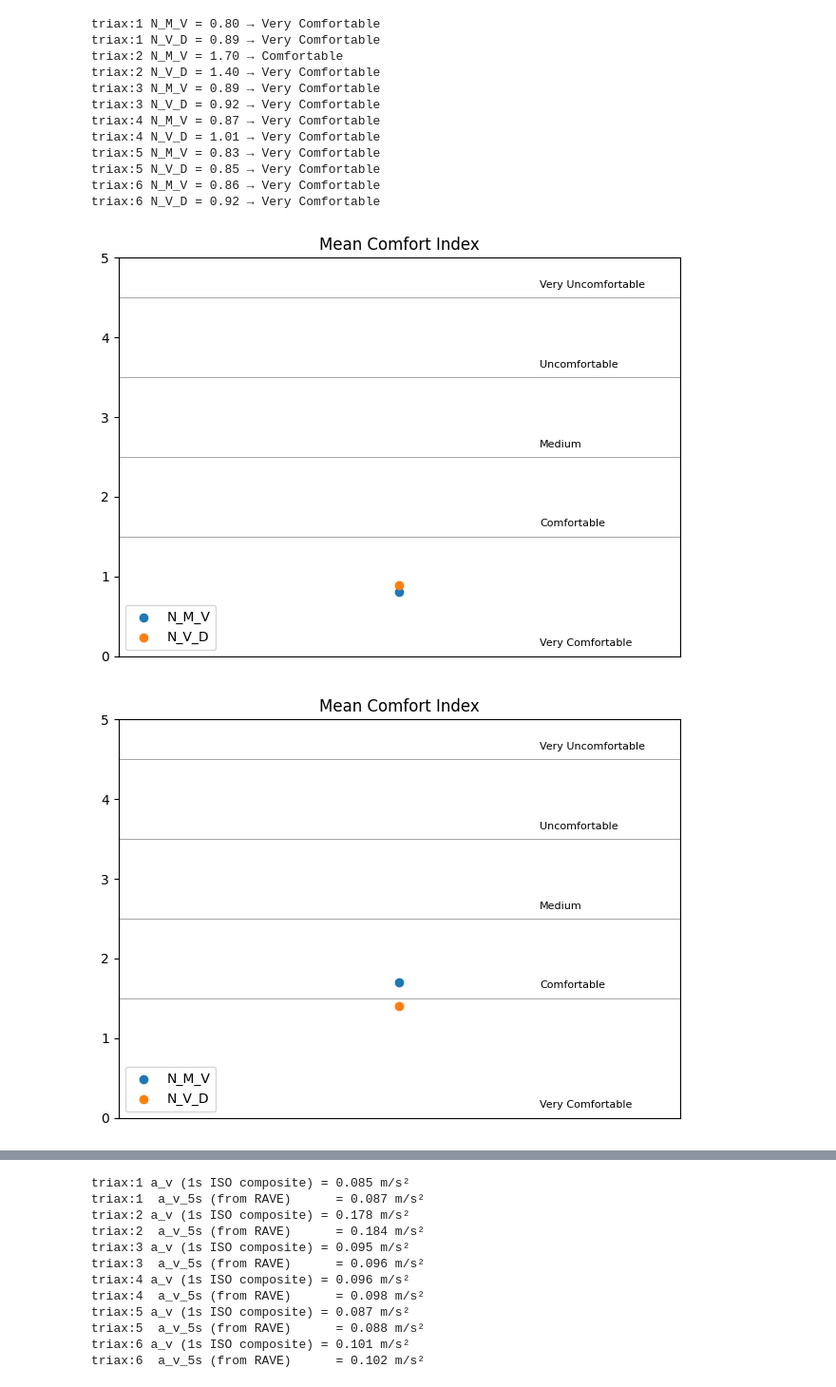
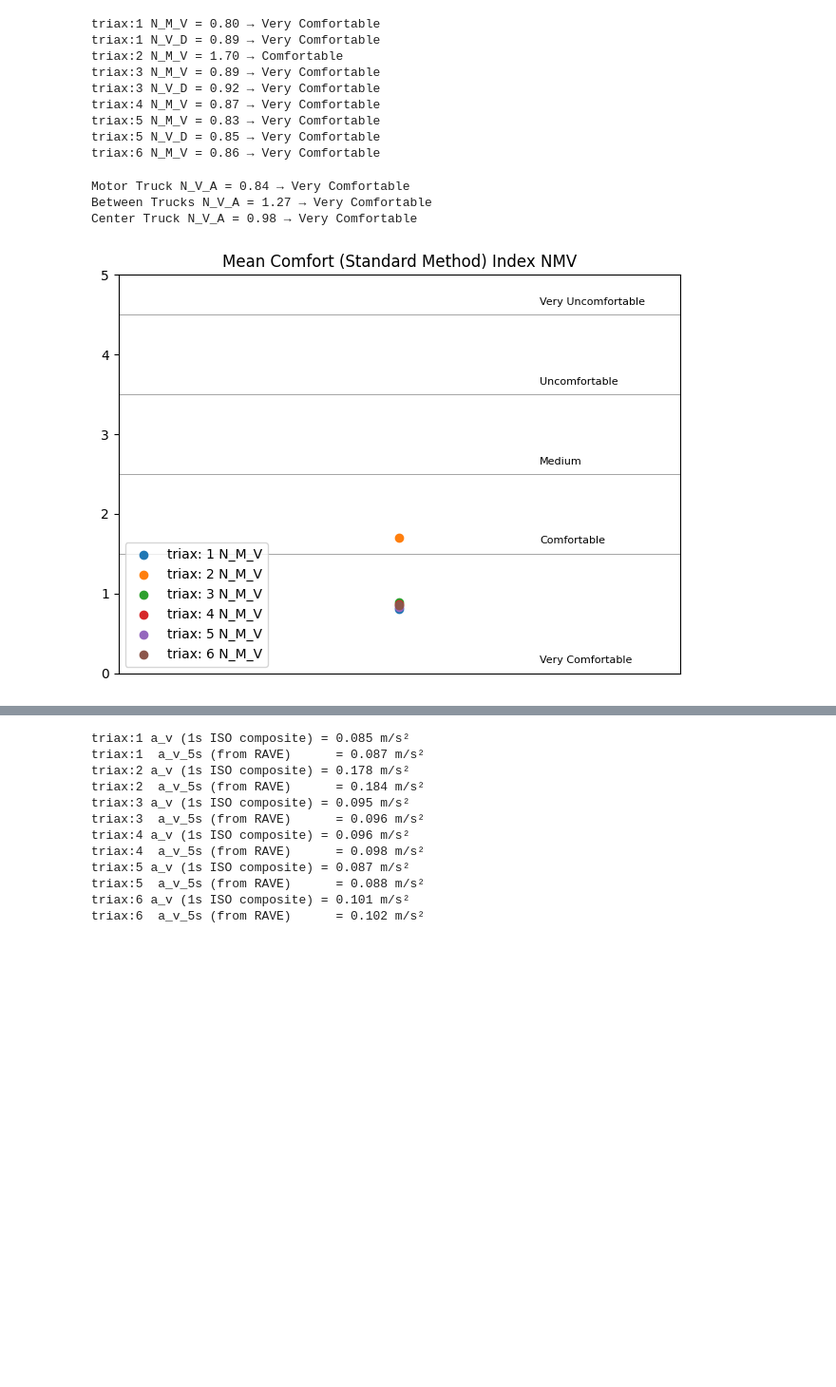
Before and after one commit to credwood/ride_comfort, a Jupyter notebook: calculations.ipynb, the cells around one changed output, grey strips where cells are left out. Shown at 95% size. Cells and saved outputs as stored; diff of their text form; code cells hidden in the pictures; blank space fills up the shorter version.

Commit message:
graph and metrics changes

```diff
--- a/calculations.ipynb
+++ b/calculations.ipynb
@@ -50,12 +56,11 @@ triaxes_metrics = {str(num): {"N_MV": None,
                               "av_5s": None,
                               "Cx": None,
                               "Cy": None,
-                              "Cz": None
+                              "Cz": None,
+                              "N_VA": None
                         }
                                 for num in range(1, 7)
             }
-
-triaxes_metrics["N_VA"] = None
 # %%
 for triax in range(1, 7):
     rave_curr = rave[str(triax)]
@@ -92,36 +97,70 @@ for triax in range(1, 7):
 
     # Calculate comfort indices
     N_MV = compute_nmv(Ax95, Ay95, Az95)
-    N_VD = compute_nvd(Ax50, Ay50, Az50, Ay95)
+    if triax in floor_triaxes:
+        N_VD = compute_nvd(Ax50, Ay50, Az50, Ay95)
+    else:
+        N_VD = None
     triaxes_metrics[str(triax)]["N_MV"] = N_MV
     triaxes_metrics[str(triax)]["N_VD"] = N_VD
 
+
     print(f"triax:{triax} N_M_V = {N_MV:.2f} → {categorize(N_MV, categories)}")
-    print(f"triax:{triax} N_V_D = {N_VD:.2f} → {categorize(N_VD, categories)}")
+
+    if N_VD is not None:
+        print(f"triax:{triax} N_V_D = {N_VD:.2f} → {categorize(N_VD, categories)}")
 # %% [output]
 triax:1 N_M_V = 0.80 → Very Comfortable
 triax:1 N_V_D = 0.89 → Very Comfortable
 triax:2 N_M_V = 1.70 → Comfortable
-triax:2 N_V_D = 1.40 → Very Comfortable
 triax:3 N_M_V = 0.89 → Very Comfortable
 triax:3 N_V_D = 0.92 → Very Comfortable
 triax:4 N_M_V = 0.87 → Very Comfortable
-triax:4 N_V_D = 1.01 → Very Comfortable
 triax:5 N_M_V = 0.83 → Very Comfortable
 triax:5 N_V_D = 0.85 → Very Comfortable
 triax:6 N_M_V = 0.86 → Very Comfortable
-triax:6 N_V_D = 0.92 → Very Comfortable
+# %%
+for (floor, seat), name in pairs:
+    floor_curr = rave[str(floor)]
+    seat_curr = rave[str(seat)]
+
+    if floor_curr is None or seat_curr is None:
+        continue
+
+
+    seat_Cx = triaxes_metrics[str(seat)]["Cx"]
+    seat_Cy = triaxes_metrics[str(seat)]["Cy"]
+    seat_Cz = triaxes_metrics[str(seat)]["Cz"]
+
+    # Percentile inputs
+    seat_Ax95 = np.percentile(seat_Cx, 95)
+    seat_Ay95 = np.percentile(seat_Cy, 95)
+    seat_Az95 = np.percentile(seat_Cz, 95)
+
+    floor_Cz = triaxes_metrics[str(floor)]["Cz"]
+    floor_Azp_95 = np.percentile(floor_Cz, 95)
+
+    NVA = compute_nva(
+        floor_Azp_95, seat_Ay95, seat_Az95, seat_Ax95
+    )
+    triaxes_metrics[str(seat)]["N_VA"] = NVA
+
+    print(f"{name} N_V_A = {NVA:.2f} → {categorize(NVA, categories)}")
+# %% [output]
+Motor Truck N_V_A = 0.84 → Very Comfortable
+Between Trucks N_V_A = 1.27 → Very Comfortable
+Center Truck N_V_A = 0.98 → Very Comfortable
 # %%
-
+N_MVs = []
 for triax in range(1, 7):
 
     N_MV = triaxes_metrics[str(triax)]["N_MV"]
-    N_VD = triaxes_metrics[str(triax)]["N_VD"]
 
-    if N_MV is None or N_VD is None:
+    if N_MV is None:
         continue
 
-    plot_comfort_thresholds(N_MV, N_VD, categories)
+    N_MVs.append((triax, N_MV))
+
+plot_comfort_thresholds_nvm(N_MVs, categories)
 # %% [output]
-[figure, old version]
+[figure, new version]
-[figure, removed]
```
Also changed, not shown: parts of 9 cells of this notebook, 2 other files.
